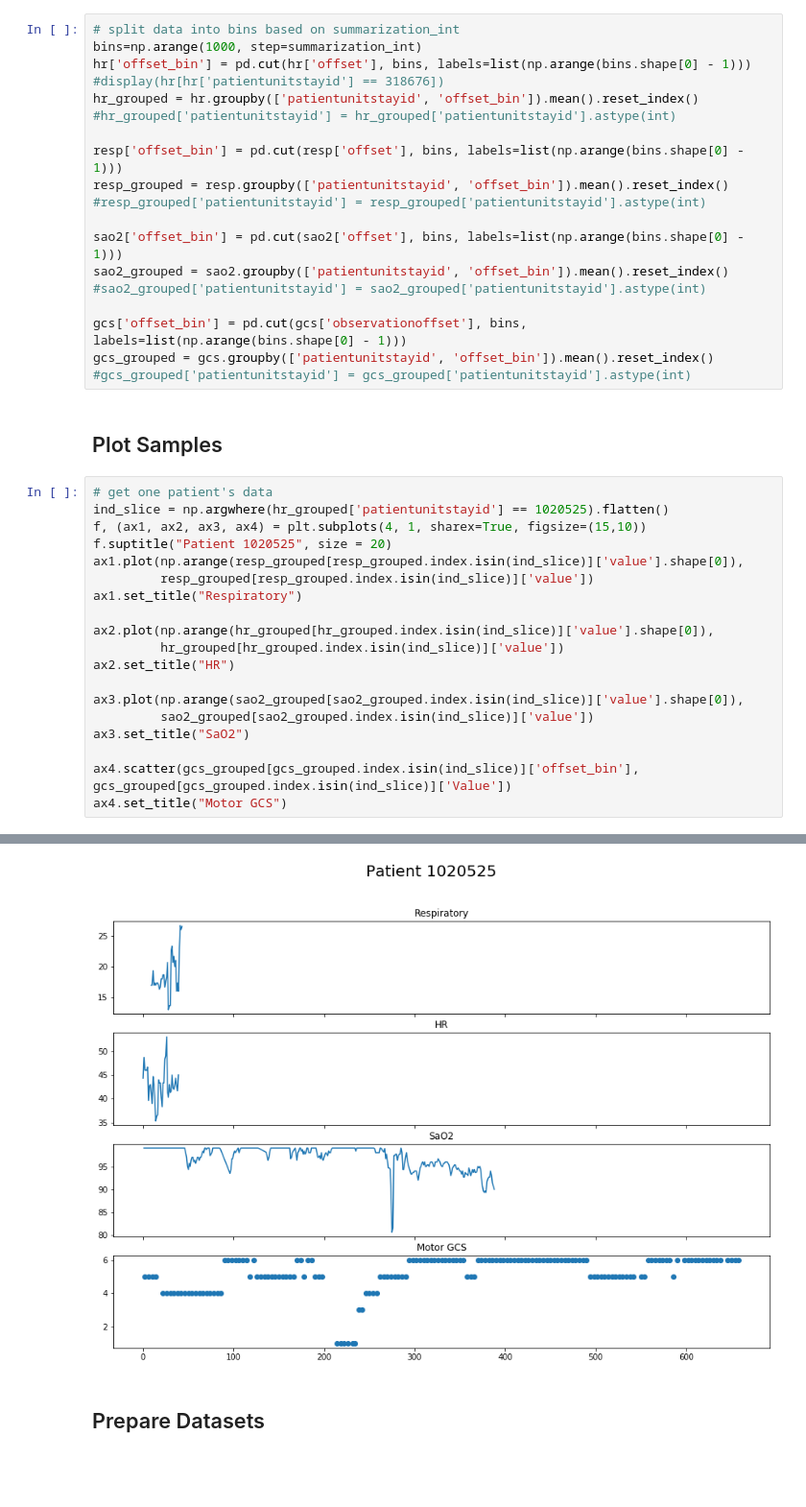
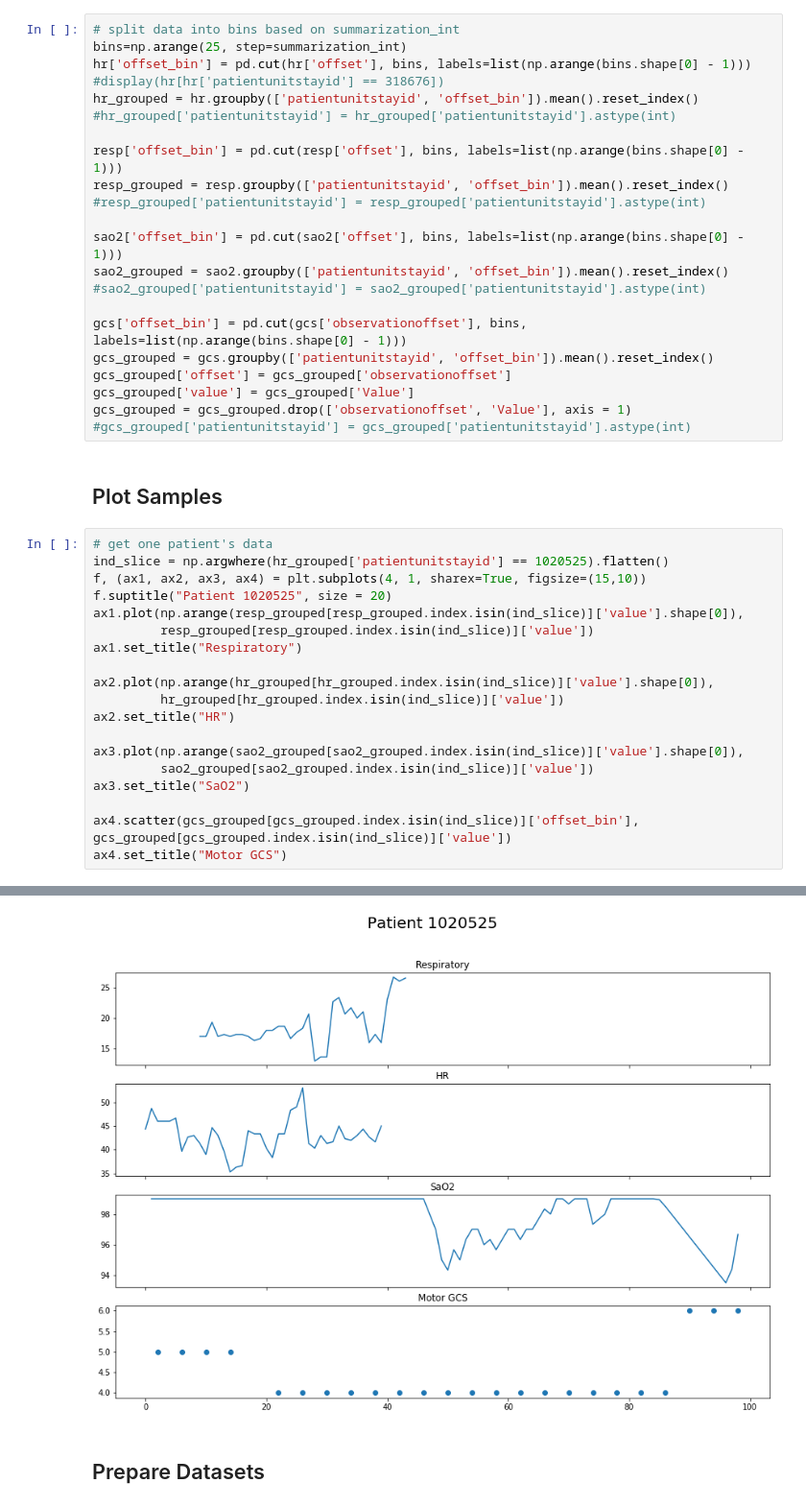
Before and after one commit to adit98/tbi, a Jupyter notebook: GCS_Modeling.ipynb, the cells around one changed output, grey strips where cells are left out. Shown at 96% size. Saved outputs shown, nothing was run; the diff lists cells and outputs as text; blank space fills up the shorter version.

```diff
--- a/GCS_Modeling.ipynb
+++ b/GCS_Modeling.ipynb
@@ -88,7 +88,7 @@ summarization_int = 0.25
 ## Bin data
 # %%
 # split data into bins based on summarization_int
-bins=np.arange(1000, step=summarization_int)
+bins=np.arange(25, step=summarization_int)
 hr['offset_bin'] = pd.cut(hr['offset'], bins, labels=list(np.arange(bins.shape[0] - 1)))
 #display(hr[hr['patientunitstayid'] == 318676])
 hr_grouped = hr.groupby(['patientunitstayid', 'offset_bin']).mean().reset_index()
@@ -104,31 +104,34 @@ sao2_grouped = sao2.groupby(['patientunitstayid', 'offset_bin']).mean().reset_in
 
 gcs['offset_bin'] = pd.cut(gcs['observationoffset'], bins, labels=list(np.arange(bins.shape[0] - 1)))
 gcs_grouped = gcs.groupby(['patientunitstayid', 'offset_bin']).mean().reset_index()
+gcs_grouped['offset'] = gcs_grouped['observationoffset']
+gcs_grouped['value'] = gcs_grouped['Value']
+gcs_grouped = gcs_grouped.drop(['observationoffset', 'Value'], axis = 1)
 #gcs_grouped['patientunitstayid'] = gcs_grouped['patientunitstayid'].astype(int)
 # %% [markdown]
 ## Plot Samples
 # %%
 # get one patient's data
 ind_slice = np.argwhere(hr_grouped['patientunitstayid'] == 1020525).flatten()
 f, (ax1, ax2, ax3, ax4) = plt.subplots(4, 1, sharex=True, figsize=(15,10))
 f.suptitle("Patient 1020525", size = 20)
 ax1.plot(np.arange(resp_grouped[resp_grouped.index.isin(ind_slice)]['value'].shape[0]),
          resp_grouped[resp_grouped.index.isin(ind_slice)]['value'])
 ax1.set_title("Respiratory")
 
 ax2.plot(np.arange(hr_grouped[hr_grouped.index.isin(ind_slice)]['value'].shape[0]),
          hr_grouped[hr_grouped.index.isin(ind_slice)]['value'])
 ax2.set_title("HR")
 
 ax3.plot(np.arange(sao2_grouped[sao2_grouped.index.isin(ind_slice)]['value'].shape[0]),
          sao2_grouped[sao2_grouped.index.isin(ind_slice)]['value'])
 ax3.set_title("SaO2")
 
-ax4.scatter(gcs_grouped[gcs_grouped.index.isin(ind_slice)]['offset_bin'], gcs_grouped[gcs_grouped.index.isin(ind_slice)]['Value'])
+ax4.scatter(gcs_grouped[gcs_grouped.index.isin(ind_slice)]['offset_bin'], gcs_grouped[gcs_grouped.index.isin(ind_slice)]['value'])
 ax4.set_title("Motor GCS")
 # %% [output]
 Text(0.5, 1.0, 'Motor GCS')
-[figure, old version]
+[figure, new version]
 # %% [markdown]
 ## Prepare Datasets
 # %%
```
Also changed, not shown: parts of 7 cells of this notebook.
